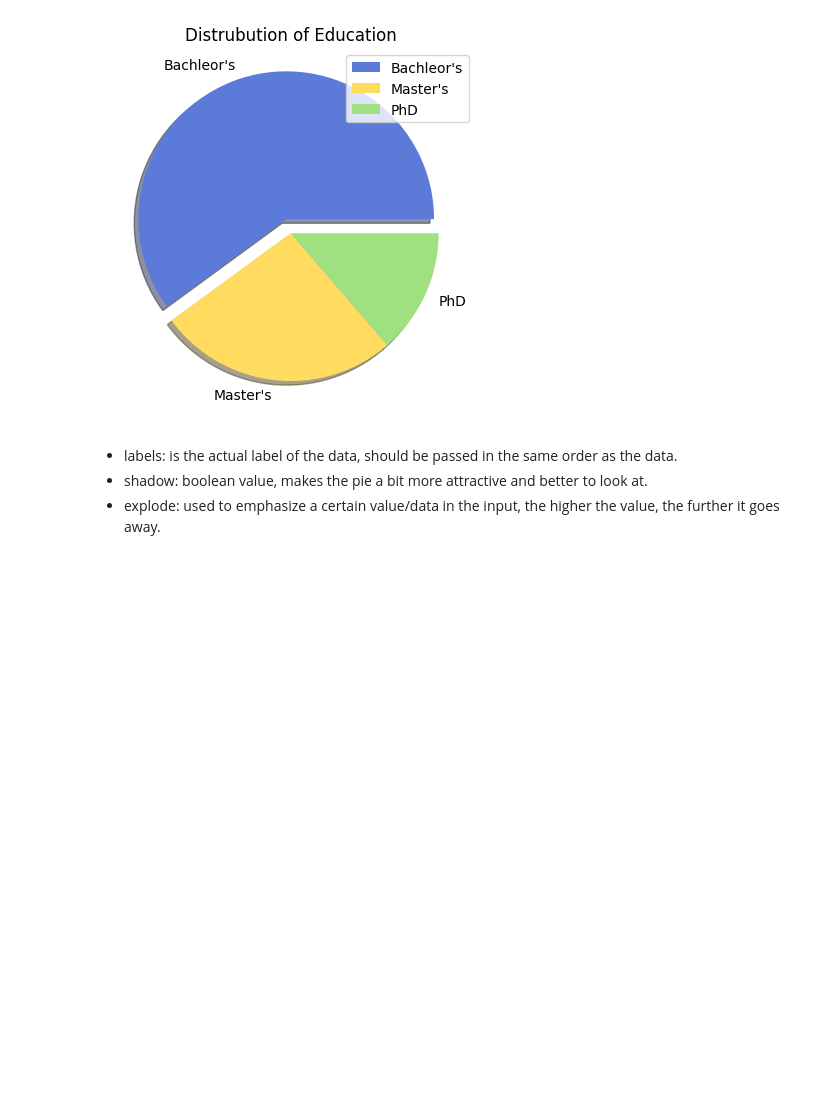
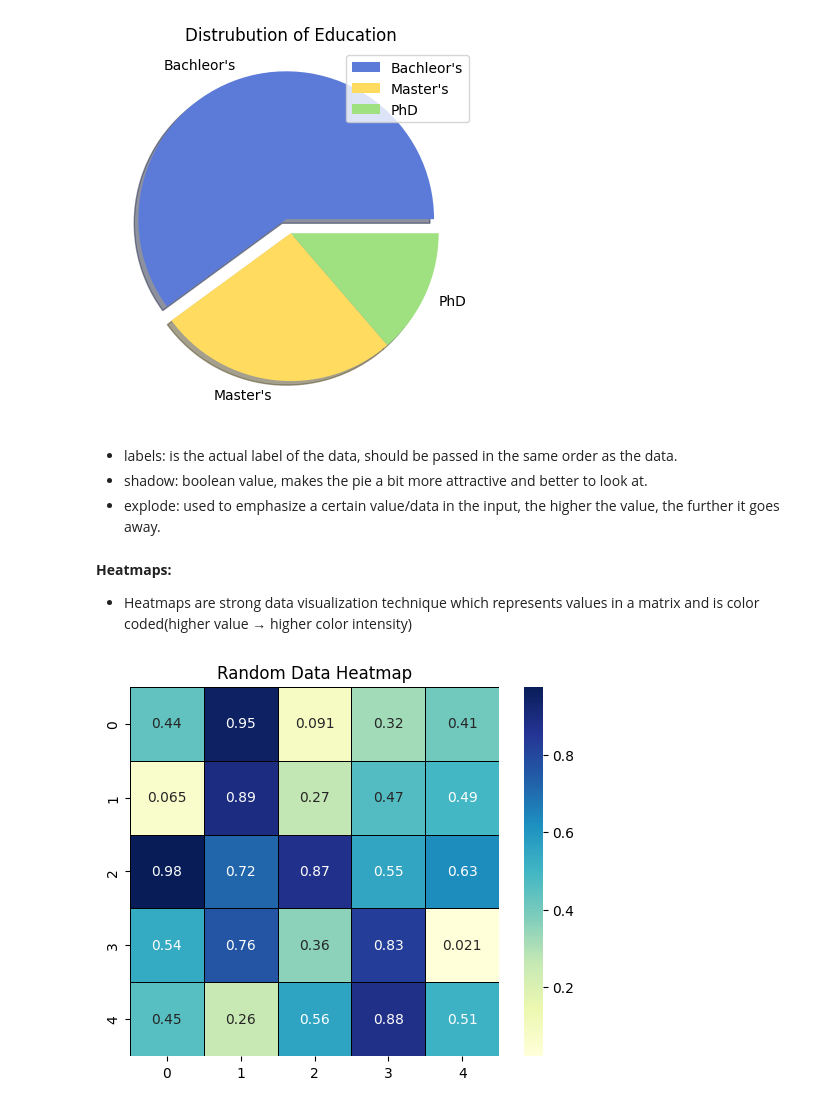
Before and after one commit to Apil120/Learn-ML, a Jupyter notebook: matplotlib/matplotlib.ipynb, the cells around one changed output. Saved outputs shown, nothing was run; the diff lists cells and outputs as text; code cells hidden in the pictures; blank space fills up the shorter version.

Commit message:
Heatmap initial

```diff
--- a/matplotlib/matplotlib.ipynb
+++ b/matplotlib/matplotlib.ipynb
@@ -130,3 +130,13 @@ plt.show()
 - labels: is the actual label of the data, should be passed in the same order as the data.
 - shadow: boolean value, makes the pie a bit more attractive and better to look at.
 - explode: used to emphasize a certain value/data in the input, the higher the value, the further it goes away.
+# %% [markdown]
+**Heatmaps:**
+- Heatmaps are strong data visualization technique which represents values in a matrix and is color coded(higher value &#8594; higher color intensity)
+# %%
+data = np.random.rand(5,5)
+sns.heatmap(data,annot=True,cmap="YlGnBu",linewidths=0.5, linecolor='black', square=True)
+plt.title("Random Data Heatmap")
+plt.show()
+# %% [output]
+[figure, added]
```
